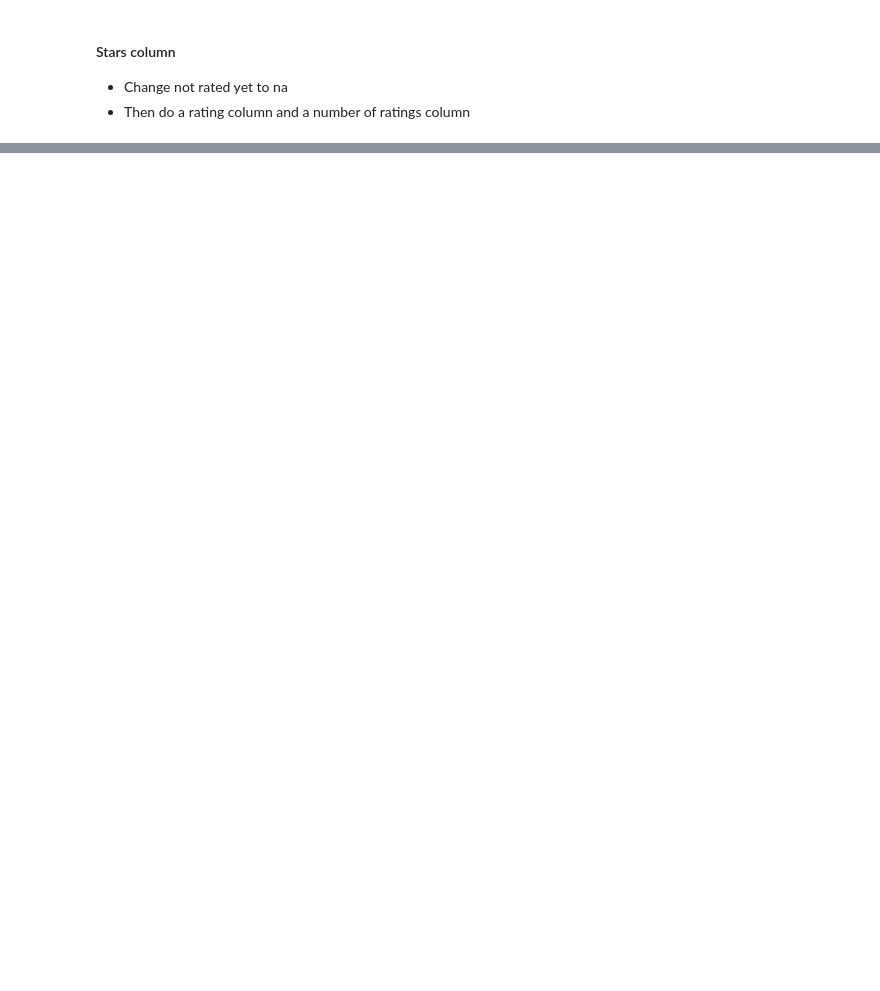
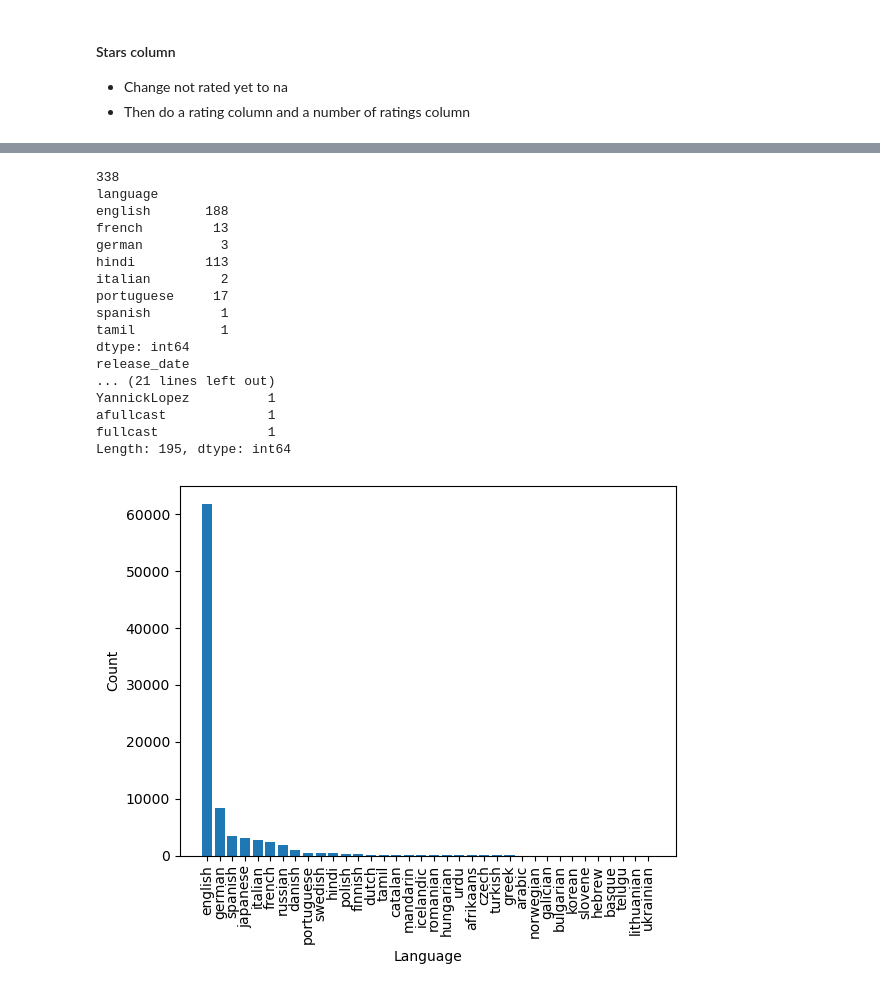
Before and after one commit to Alex-Drysdale/Projects_portfolio, a Jupyter notebook: EDA project/Audible_dataset/processing.ipynb, the cells around one changed output, grey strips where cells are left out. Drawn from its saved outputs; the diff is of its cells as text; code cells hidden in the pictures; blank space fills up the shorter version.

Commit message:
General cleaning complete

```diff
--- a/EDA project/Audible_dataset/processing.ipynb
+++ b/EDA project/Audible_dataset/processing.ipynb
@@ -291,0 +296,14 @@ df.head()
+# %%
+df.dtypes
+#df['price'] = df['price'].astype(float)
+# This checks for anything that's not a digit
+df['has_non_numeric'] = df['price'].str.contains(r'[^0-9.]', na=False)
+df[df['has_non_numeric']] # ahh just commas i think
+df['price_clean'] = df['price'].str.replace(r'[^0-9.]', '', regex=True)
+df['price_clean'] = pd.to_numeric(df['price_clean'], errors='coerce')  # Convert to numeric, coercing errors to NaN
+df[df['has_non_numeric']] # ahh just commas i think
+print(df['price_clean'].isna().mean() * 100)  # Percentage of NaN values in the price column
+df.describe()
+
+## percentage of nan values is 0.386% So very little, should I just drop these or impute? explain how i should verify this is a good diea
+# also want to be able to see why a value becomes nan, can you help me do this
@@ -291,0 +321,37 @@ df.head()
+# %%
+# looks like nans are few, should check if they are missing not at random as then dropping may introduce bias.
+print(df['price_clean'].isna().sum())
+# Check te nans are not in one specific groups across the other columns
+print(df[df['price_clean'].isna()].groupby('language').size())
+
+print(df[df['price_clean'].isna()].groupby('release_date').size())
+
+print(df[df['price_clean'].isna()].groupby('narrator').size())
+
+
+plt.bar(df['language'].value_counts().index, df['language'].value_counts().values)
+plt.xticks(rotation=90)
+plt.xlabel('Language')
+plt.ylabel('Count')
+plt.show()
+# shows that
+# cant see anything to suggest MNAR, so dropping is fine
+# %% [output]
+338
+language
+english       188
+french         13
+german          3
+hindi         113
+italian         2
+portuguese     17
+spanish         1
+tamil           1
+dtype: int64
+release_date
+... (21 lines left out)
+YannickLopez          1
+afullcast             1
+fullcast              1
+Length: 195, dtype: int64
+[figure, added]
```
Also changed, not shown: parts of 4 cells of this notebook.
